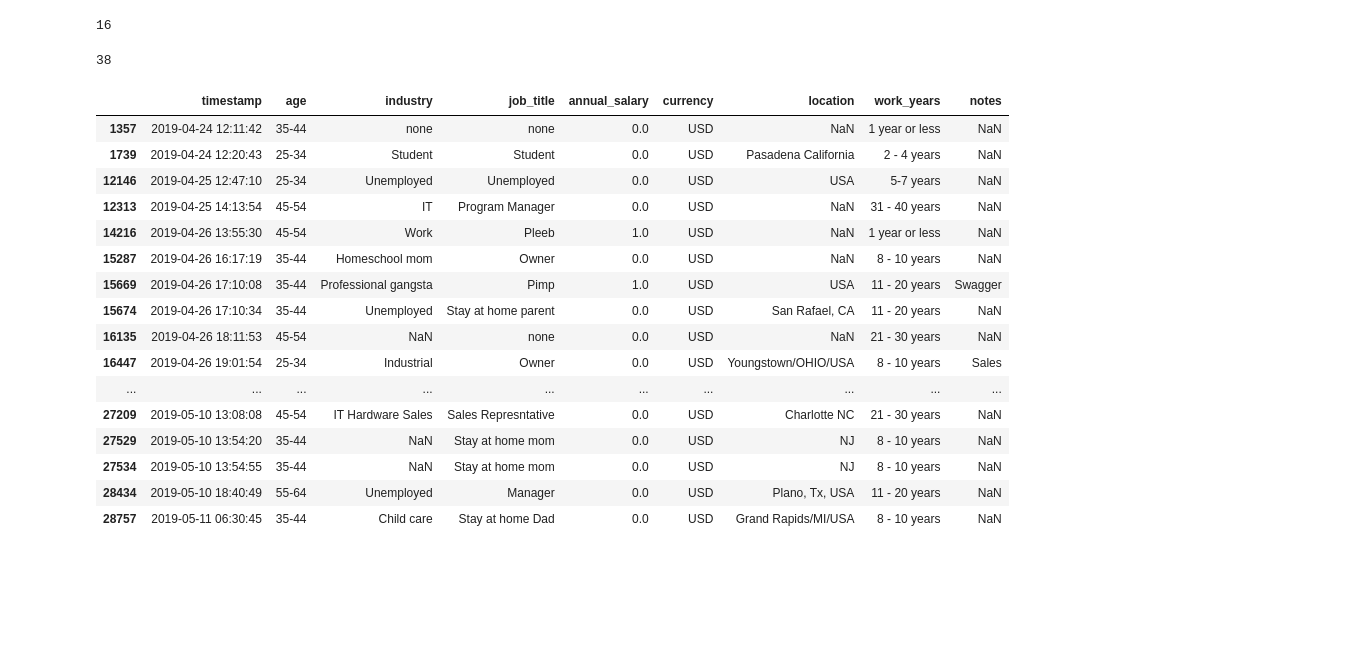
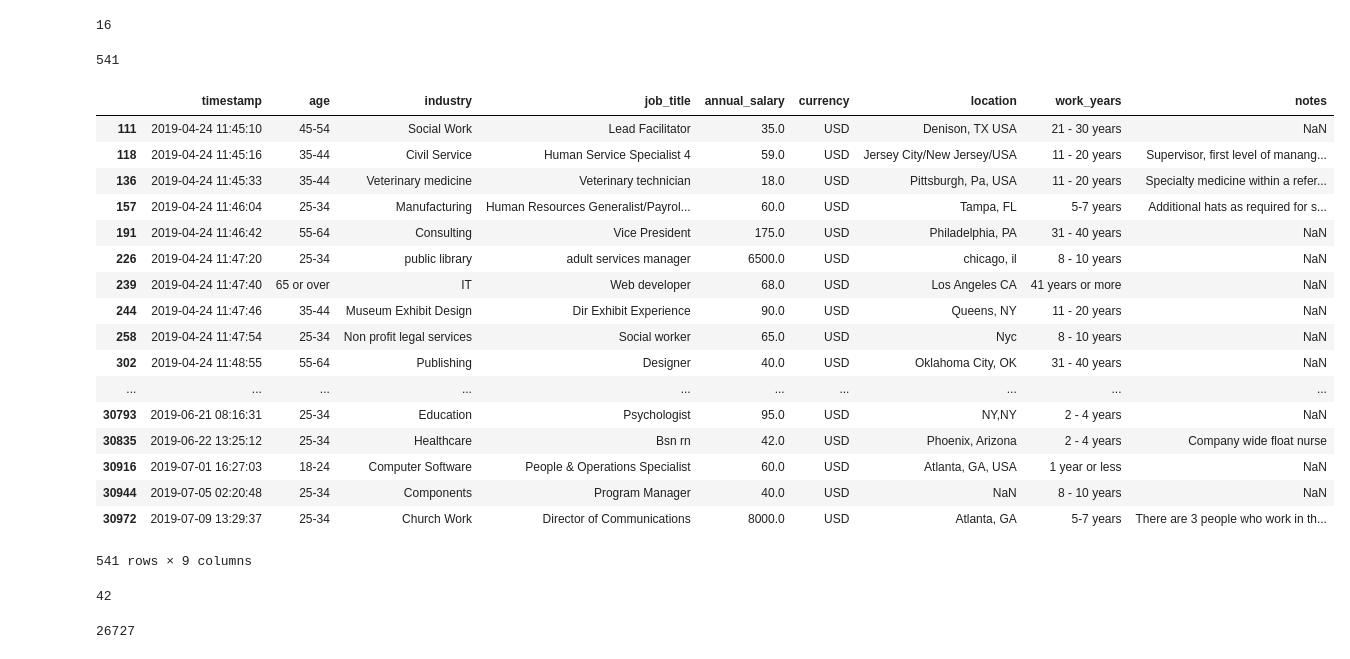
Before and after one commit to mberrien-fitzsimons/aam_salary_visualization, a Jupyter notebook: notebooks/20190713-mlb-exploratory-data-analysis.ipynb, the cells around one changed output. Cells and saved outputs as stored; diff of their text form; code cells hidden in the pictures; blank space fills up the shorter version.

Commit message:
feature engineering dataframe

```diff
--- a/notebooks/20190713-mlb-exploratory-data-analysis.ipynb
+++ b/notebooks/20190713-mlb-exploratory-data-analysis.ipynb
@@ -79,27 +79,28 @@ aam_salary_usd.annual_salary.isnull().sum()
 # %% [output]
 16
 # %%
-# number and print out of salary less than or equal to 1 in the annual_salary column
-print(len(aam_salary_usd.loc[aam_salary_int['annual_salary']<=1]))
-aam_salary_usd.loc[aam_salary_int['annual_salary']<=1]
+# number and print out of salary less than or equal to 10000 in the annual_salary column
+print(len(aam_salary_usd.loc[aam_salary_int['annual_salary']<=10000]))
+aam_salary_usd.loc[aam_salary_int['annual_salary']<=10000]
 # %% [output]
-38
+541
 |  | timestamp | age | industry | job_title | annual_salary | currency | location | work_years | notes |
-| 1357 | 2019-04-24 12:11:42 | 35-44 | none | none | 0.0 | USD | NaN | 1 year or less | NaN |
-| 1739 | 2019-04-24 12:20:43 | 25-34 | Student | Student | 0.0 | USD | Pasadena California | 2 - 4 years | NaN |
-| 12146 | 2019-04-25 12:47:10 | 25-34 | Unemployed | Unemployed | 0.0 | USD | USA | 5-7 years | NaN |
-| 12313 | 2019-04-25 14:13:54 | 45-54 | IT | Program Manager | 0.0 | USD | NaN | 31 - 40 years | NaN |
-| 14216 | 2019-04-26 13:55:30 | 45-54 | Work | Pleeb | 1.0 | USD | NaN | 1 year or less | NaN |
-| 15287 | 2019-04-26 16:17:19 | 35-44 | Homeschool mom | Owner | 0.0 | USD | NaN | 8 - 10 years | NaN |
-| 15669 | 2019-04-26 17:10:08 | 35-44 | Professional gangsta | Pimp | 1.0 | USD | USA | 11 - 20 years | Swagger |
-| 15674 | 2019-04-26 17:10:34 | 35-44 | Unemployed | Stay at home parent | 0.0 | USD | San Rafael, CA | 11 - 20 years | NaN |
-| 16135 | 2019-04-26 18:11:53 | 45-54 | NaN | none | 0.0 | USD | NaN | 21 - 30 years | NaN |
-| 16447 | 2019-04-26 19:01:54 | 25-34 | Industrial | Owner | 0.0 | USD | Youngstown/OHIO/USA | 8 - 10 years | Sales |
+| 111 | 2019-04-24 11:45:10 | 45-54 | Social Work | Lead Facilitator | 35.0 | USD | Denison, TX USA | 21 - 30 years | NaN |
+| 118 | 2019-04-24 11:45:16 | 35-44 | Civil Service | Human Service Specialist 4 | 59.0 | USD | Jersey City/New Jersey/USA | 11 - 20 years | Supervisor, first level of manang... |
+| 136 | 2019-04-24 11:45:33 | 35-44 | Veterinary medicine | Veterinary technician | 18.0 | USD | Pittsburgh, Pa, USA | 11 - 20 years | Specialty medicine within a refer... |
+| 157 | 2019-04-24 11:46:04 | 25-34 | Manufacturing | Human Resources Generalist/Payrol... | 60.0 | USD | Tampa, FL | 5-7 years | Additional hats as required for s... |
+| 191 | 2019-04-24 11:46:42 | 55-64 | Consulting | Vice President | 175.0 | USD | Philadelphia, PA | 31 - 40 years | NaN |
+| 226 | 2019-04-24 11:47:20 | 25-34 | public library | adult services manager | 6500.0 | USD | chicago, il | 8 - 10 years | NaN |
+| 239 | 2019-04-24 11:47:40 | 65 or over | IT | Web developer | 68.0 | USD | Los Angeles CA | 41 years or more | NaN |
+| 244 | 2019-04-24 11:47:46 | 35-44 | Museum Exhibit Design | Dir Exhibit Experience | 90.0 | USD | Queens, NY | 11 - 20 years | NaN |
+| 258 | 2019-04-24 11:47:54 | 25-34 | Non profit legal services | Social worker | 65.0 | USD | Nyc | 8 - 10 years | NaN |
+| 302 | 2019-04-24 11:48:55 | 55-64 | Publishing | Designer | 40.0 | USD | Oklahoma City, OK | 31 - 40 years | NaN |
 | ... | ... | ... | ... | ... | ... | ... | ... | ... | ... |
-| 27209 | 2019-05-10 13:08:08 | 45-54 | IT Hardware Sales | Sales Represntative | 0.0 | USD | Charlotte NC | 21 - 30 years | NaN |
-| 27529 | 2019-05-10 13:54:20 | 35-44 | NaN | Stay at home mom | 0.0 | USD | NJ | 8 - 10 years | NaN |
-| 27534 | 2019-05-10 13:54:55 | 35-44 | NaN | Stay at home mom | 0.0 | USD | NJ | 8 - 10 years | NaN |
-| 28434 | 2019-05-10 18:40:49 | 55-64 | Unemployed | Manager | 0.0 | USD | Plano, Tx, USA | 11 - 20 years | NaN |
-| 28757 | 2019-05-11 06:30:45 | 35-44 | Child care | Stay at home Dad | 0.0 | USD | Grand Rapids/MI/USA | 8 - 10 years | NaN |
+| 30793 | 2019-06-21 08:16:31 | 25-34 | Education | Psychologist | 95.0 | USD | NY,NY | 2 - 4 years | NaN |
+| 30835 | 2019-06-22 13:25:12 | 25-34 | Healthcare | Bsn rn | 42.0 | USD | Phoenix, Arizona | 2 - 4 years | Company wide float nurse |
+| 30916 | 2019-07-01 16:27:03 | 18-24 | Computer Software | People & Operations Specialist | 60.0 | USD | Atlanta, GA, USA | 1 year or less | NaN |
+| 30944 | 2019-07-05 02:20:48 | 25-34 | Components | Program Manager | 40.0 | USD | NaN | 8 - 10 years | NaN |
+| 30972 | 2019-07-09 13:29:37 | 25-34 | Church Work | Director of Communications | 8000.0 | USD | Atlanta, GA | 5-7 years | There are 3 people who work in th... |
+541 rows × 9 columns
 # %%
 # drop rows where annual_salary <= 1
@@ -107,4 +108,5 @@ aam_salary_usd = aam_salary_usd.drop(aam_salary_usd[aam_salary_usd.annual_salary
 # %%
 # number of salaries greather than or equal to 1 Million
-# print(len(aam_salary_usd.loc[aam_salary_int['annual_salary']>=1000000]))
-# aam_salary_usd.loc[aam_salary_int['annual_salary']>=1000000]
+print(len(aam_salary_usd.loc[aam_salary_int['annual_salary']>=1000000]))
+# %% [output]
+42
@@ -110,0 +116,6 @@ aam_salary_usd = aam_salary_usd.drop(aam_salary_usd[aam_salary_usd.annual_salary
+# %%
+# drop NaN values from annual_salary column
+aam_salary_usd = aam_salary_usd[pd.notnull(aam_salary_usd['annual_salary'])]
+len(aam_salary_usd)
+# %% [output]
+26727
```
Also changed, not shown: parts of 5 cells of this notebook.
